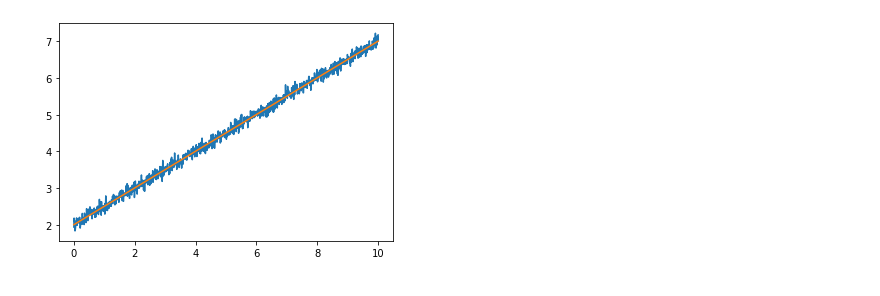
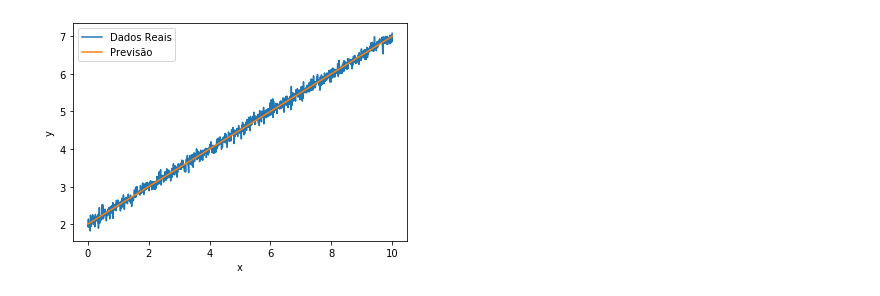
Before and after one commit to pauloeddias/docker-scikitlearn-flask, a Jupyter notebook: train/train.ipynb, the cells around one changed output. Drawn from its saved outputs; the diff is of its cells as text; code cells hidden in the pictures.

```diff
--- a/train/train.ipynb
+++ b/train/train.ipynb
@@ -37,12 +37,12 @@ joblib.dump(model,'../server/model.joblib')
 # %%
-model2 = joblib.load('model.joblib')
+model2 = joblib.load('../server/model.joblib')
 # %%
 yhat = model2.predict(x)
 plt.plot(x,y)
 plt.xlabel('x')
 plt.ylabel('y')
 plt.plot(x,yhat)
-
+plt.legend(["Dados Reais",'Previsão'])
 plt.show()
 # %% [output]
-[figure, old version]
+[figure, new version]
```
Also changed, not shown: parts of 3 cells of this notebook.
